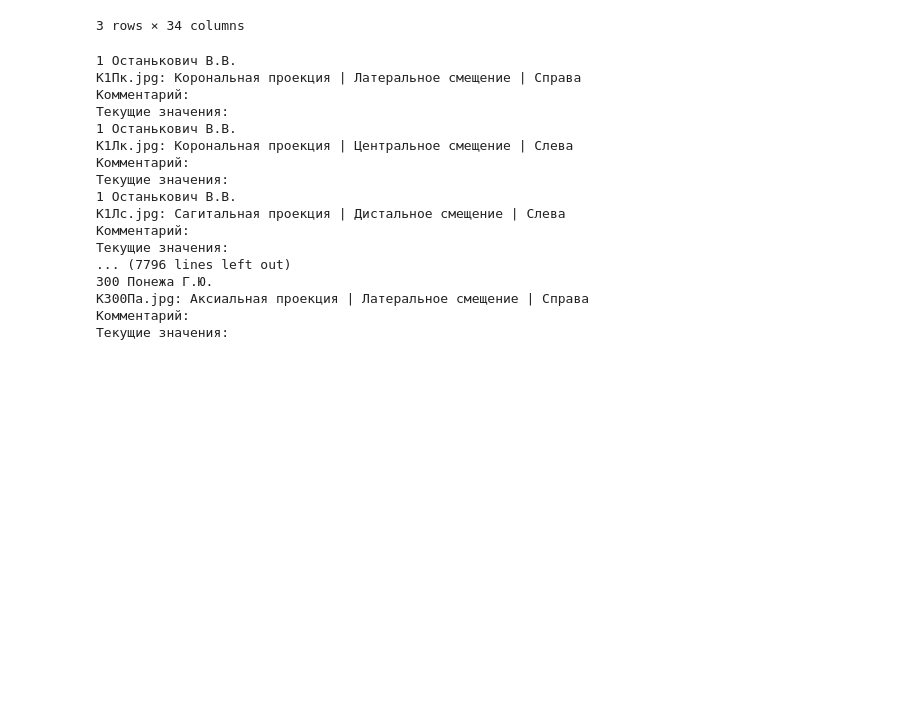
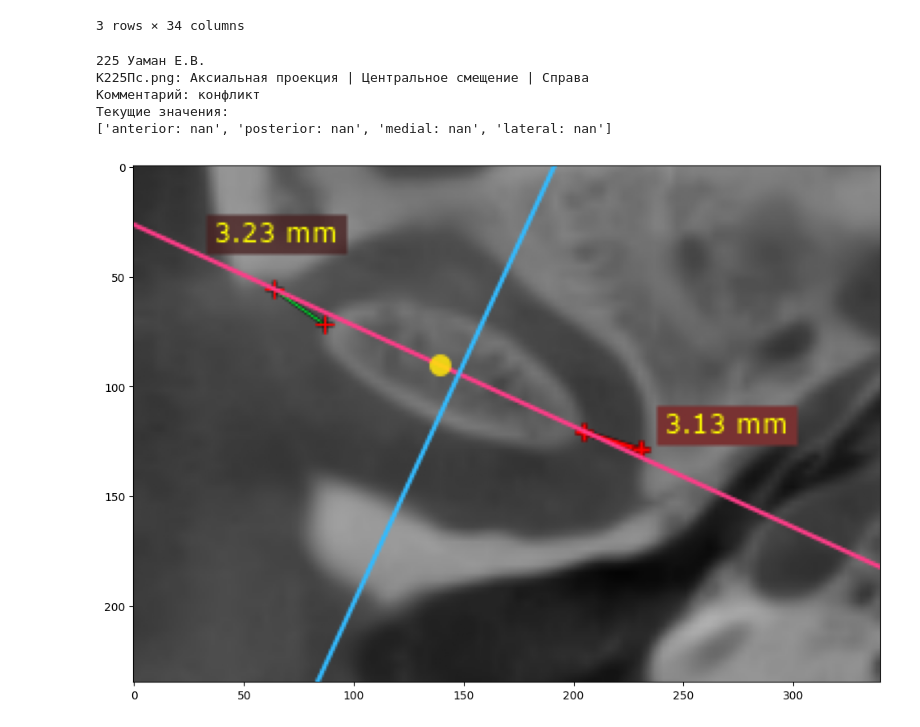
Before and after one commit to 19man72/Pathologies_ArtDental_g, a Jupyter notebook: Utkin Dmitry/fill_in_df.ipynb, the cells around one changed output. Drawn from its saved outputs; the diff is of its cells as text; code cells hidden in the pictures; blank space fills up the shorter version.

Commit message:
all data collected

```diff
--- a/Utkin Dmitry/fill_in_df.ipynb
+++ b/Utkin Dmitry/fill_in_df.ipynb
@@ -158,47 +140,36 @@ for i in df.index:
         for root, dirs, files in img_data:
             for file in list(sorted(files)):
                 if file.startswith(img_id_1) or file.startswith(img_id_2):
                     projection_name, projection_id = get_projection(root)
                     issue_name, issue_id = get_issue(root)
                     side_name, side_id = get_side(file)
                     metrics = get_metrics(projection_id)
                     print(user_id, user_name)
                     print(
                         f"{file}: {projection_name} проекция | {issue_name} смещение | {side_name}"
                     )
                     print(f"Комментарий: {df.loc[user_id, 'comment']}")
                     print("Текущие значения:")
                     current_metrics = df.loc[
                         user_id,
                         [f"{projection_id}.{side_id}.{metric}" for metric in metrics],
                     ]
                     print([f"{k}: {v}" for (k, v) in zip(metrics, current_metrics)])
                     image = mpimg.imread(os.path.join(root, file))
                     fig = plt.figure(figsize=(12, 12))
                     plt.imshow(image)
                     plt.show()
                     set_issue(df, user_id, issue_id, side_id)
                     data = input_metrics(projection_id)
                     if data is not None:
-                        set_data(df, user_id, projection_id, issue_id, side_id, data)
+                        set_data(df, user_id, projection_id, side_id, data)
                     set_comment(df, user_id)
                     df.to_csv("DF_semifinal.csv")
                     clear_output(wait=True)
 # %% [output]
-1 Останькович В.В.
-К1Пк.jpg: Корональная проекция | Латеральное смещение | Справа
-Комментарий:
+225 Уаман Е.В.
+К225Пс.png: Аксиальная проекция | Центральное смещение | Справа
+Комментарий: конфликт
 Текущие значения:
-1 Останькович В.В.
-К1Лк.jpg: Корональная проекция | Центральное смещение | Слева
-Комментарий:
-Текущие значения:
-1 Останькович В.В.
-К1Лс.jpg: Сагитальная проекция | Дистальное смещение | Слева
-Комментарий:
-Текущие значения:
-... (7796 lines left out)
-300 Понежа Г.Ю.
-К300Па.jpg: Аксиальная проекция | Латеральное смещение | Справа
-Комментарий:
-Текущие значения:
+['anterior: nan', 'posterior: nan', 'medial: nan', 'lateral: nan']
+[figure, added]
```
Also changed, not shown: parts of 2 cells of this notebook, 3 other files.
